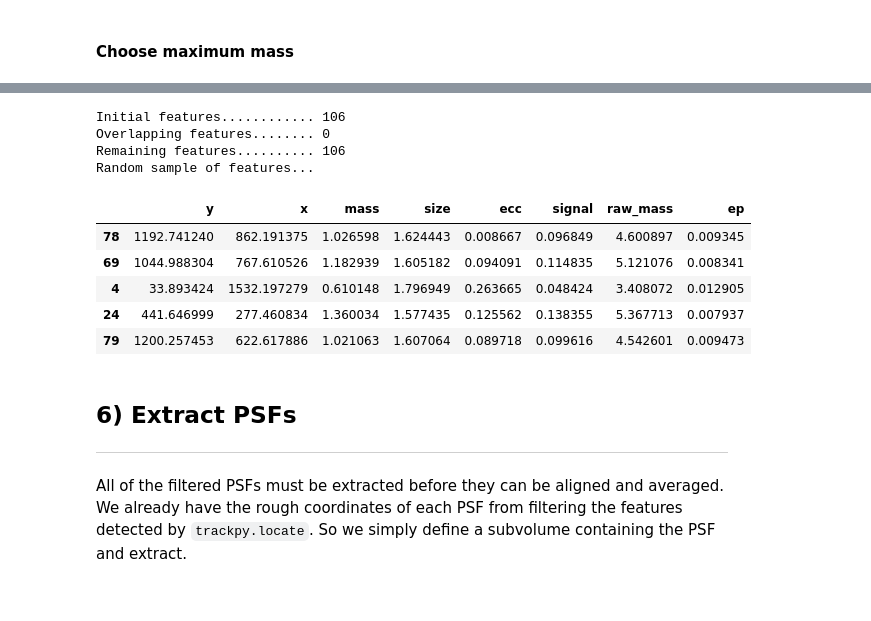
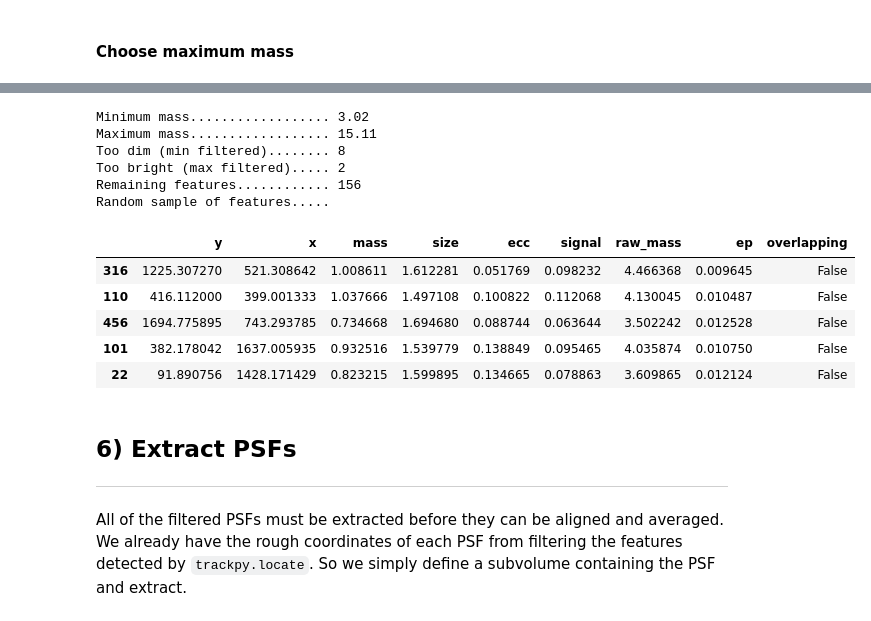
Before and after one commit to hoogenboom-group/PSF-Extractor, a Jupyter notebook: notebooks/walkthrough.ipynb, the cells around one changed output, grey strips where cells are left out. Cells and saved outputs as stored; diff of their text form; code cells hidden in the pictures.

```diff
--- a/notebooks/walkthrough.ipynb
+++ b/notebooks/walkthrough.ipynb
@@ -220,27 +205,41 @@ plot_overlapping_features(mip, df_features, overlapping, wx, wy)
-# %%
-# Update feature set
-df_features = df.reset_index(drop=True)
-
-# Output
-out = f"""\
-Initial features............ {N_features:.0f}
-Overlapping features........ {overlapping.size:.0f}
-Remaining features.......... {len(df_features):.0f}
-Random sample of features...
-"""
-print(out)
-df_features.sample(5)
-# %% [output]
-Initial features............ 106
-Overlapping features........ 0
-Remaining features.......... 106
-Random sample of features...
-|  | y | x | mass | size | ecc | signal | raw_mass | ep |
-| 78 | 1192.741240 | 862.191375 | 1.026598 | 1.624443 | 0.008667 | 0.096849 | 4.600897 | 0.009345 |
-| 69 | 1044.988304 | 767.610526 | 1.182939 | 1.605182 | 0.094091 | 0.114835 | 5.121076 | 0.008341 |
-| 4 | 33.893424 | 1532.197279 | 0.610148 | 1.796949 | 0.263665 | 0.048424 | 3.408072 | 0.012905 |
-| 24 | 441.646999 | 277.460834 | 1.360034 | 1.577435 | 0.125562 | 0.138355 | 5.367713 | 0.007937 |
-| 79 | 1200.257453 | 622.617886 | 1.021063 | 1.607064 | 0.089718 | 0.099616 | 4.542601 | 0.009473 |
+# %%
+# Set minimum mass
+max_mass = widget.widget.children[0].value
+
+N_a = len(features.loc[(features['overlapping'] == False) &\
+                       (features['raw_mass'] < min_mass)])
+N_b = len(features.loc[(features['overlapping'] == False) &\
+                       (features['raw_mass'] > max_mass)])
+N_c = len(features.loc[(features['overlapping'] == False) &\
+                       (features['raw_mass'] > min_mass) &\
+                       (features['raw_mass'] < max_mass)])
+
+# Output
+out = f"""\
+Minimum mass.................. {min_mass:.2f}
+Maximum mass.................. {max_mass:.2f}
+Too dim (min filtered)........ {N_a:.0f}
+Too bright (max filtered)..... {N_b:.0f}
+Remaining features............ {N_c:.0f}
+Random sample of features.....
+"""
+print(out)
+features.loc[(features['overlapping'] == False) &\
+             (features['raw_mass'] > min_mass) &\
+             (features['raw_mass'] < max_mass)].sample(5)
+# %% [output]
+Minimum mass.................. 3.02
+Maximum mass.................. 15.11
+Too dim (min filtered)........ 8
+Too bright (max filtered)..... 2
+Remaining features............ 156
+Random sample of features.....
+|  | y | x | mass | size | ecc | signal | raw_mass | ep | overlapping |
+| 316 | 1225.307270 | 521.308642 | 1.008611 | 1.612281 | 0.051769 | 0.098232 | 4.466368 | 0.009645 | False |
+| 110 | 416.112000 | 399.001333 | 1.037666 | 1.497108 | 0.100822 | 0.112068 | 4.130045 | 0.010487 | False |
+| 456 | 1694.775895 | 743.293785 | 0.734668 | 1.694680 | 0.088744 | 0.063644 | 3.502242 | 0.012528 | False |
+| 101 | 382.178042 | 1637.005935 | 0.932516 | 1.539779 | 0.138849 | 0.095465 | 4.035874 | 0.010750 | False |
+| 22 | 91.890756 | 1428.171429 | 0.823215 | 1.599895 | 0.134665 | 0.078863 | 3.609865 | 0.012124 | False |
 # %% [markdown]
 ## 6) Extract PSFs
 ---
```
Also changed, not shown: parts of 24 cells of this notebook.
